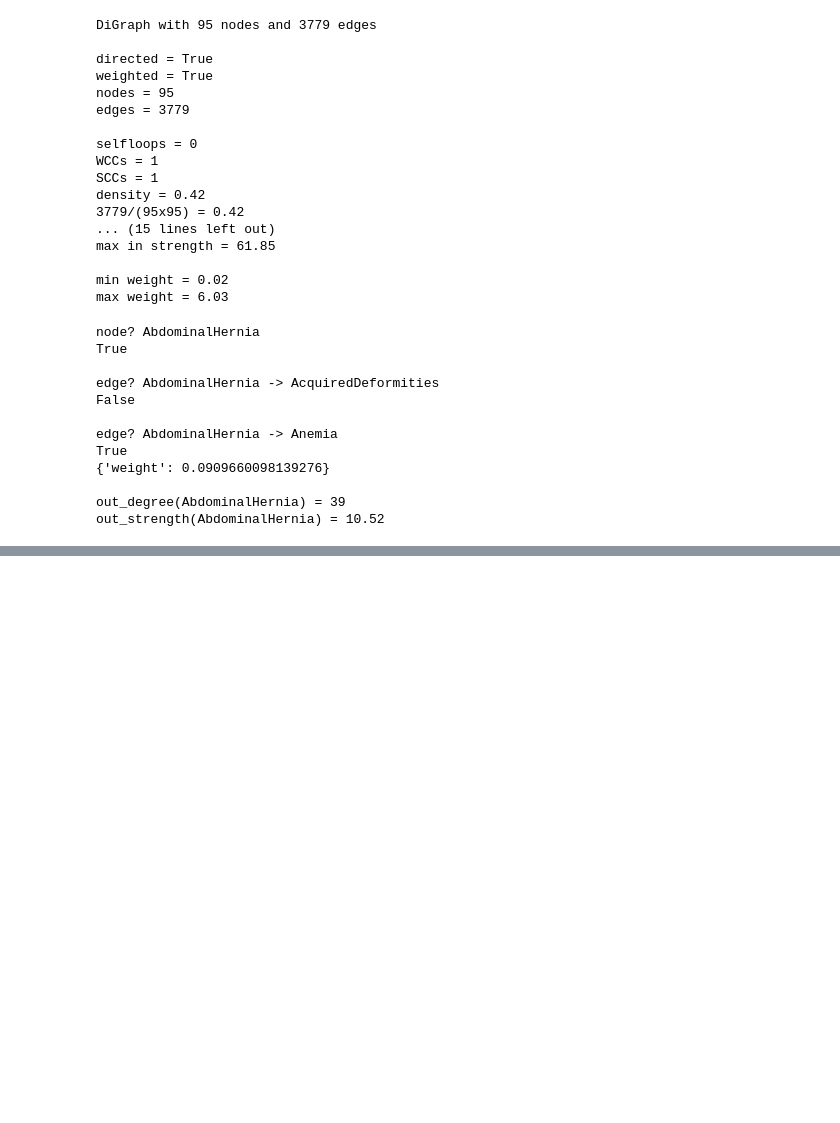
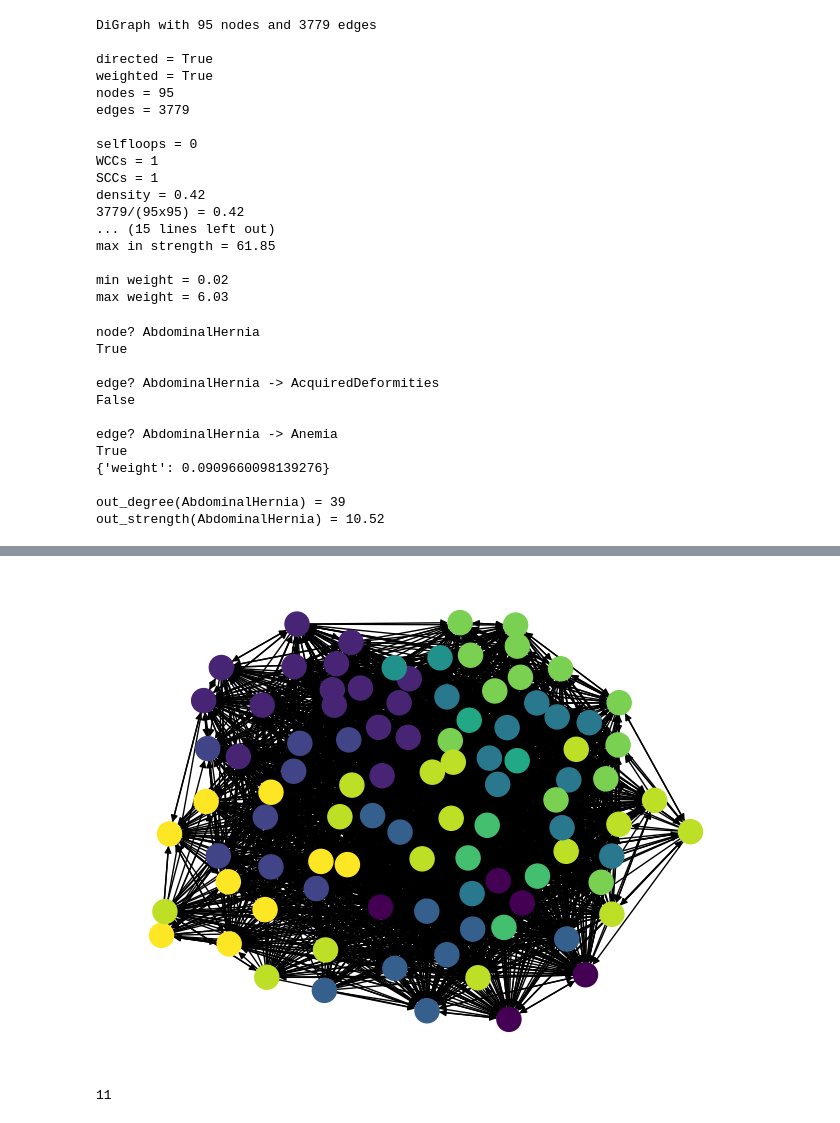
Before and after one commit to CristinaLiccia/co-morbidity-network-analysis, a Jupyter notebook: community_anlysis.ipynb, the cells around one changed output, grey strips where cells are left out. Saved outputs shown, nothing was run; the diff lists cells and outputs as text; code cells hidden in the pictures; blank space fills up the shorter version.

```diff
--- a/community_anlysis.ipynb
+++ b/community_anlysis.ipynb
@@ -4,9 +4,9 @@ import pandas as pd
 import matplotlib.pyplot as plt
 # %%
 # 95x95 matrix of increased log odds of co-morbidity of condition i given condition j
-vmat = pd.read_csv('https://raw.githubusercontent.com/aaronab/comorbidity_networks/master/comorbidity_odds_matrix.csv', index_col=0)
+vmat = pd.read_csv('comorbidity_odds_matrix.csv', index_col=0)
 # 95x95 matrix of p-value from logistic regression
-pmat = pd.read_csv('https://raw.githubusercontent.com/aaronab/comorbidity_networks/master/comorbidity_pmat_matrix.csv', index_col=0)
+pmat = pd.read_csv('comorbidity_pmat_matrix.csv', index_col=0)
 # %%
 print('min = %.2f' % vmat.min().min())
 print('max = %.2f' % vmat.max().max())
@@ -161,0 +165,21 @@ plt.show()
+# %%
+#Find the best partition of a graph using the Louvain Community Detection Algorithm.
+communities = nx.community.louvain_communities(G, seed=123)
+# Organize nodes by community
+color_map = []
+for node in G.nodes():
+    for i, community in enumerate(communities):
+        if node in community:
+            color_map.append(i)
+
+# Visualize
+pos = nx.spring_layout(G)  # Adjust layout if needed
+nx.draw(G, pos, node_color=color_map, with_labels=False)
+plt.show()
+# %% [output]
+[figure, added]
+# %%
+#how many communities?
+print(len(communities))
+# %% [output]
+11
```
Also changed, not shown: parts of 4 cells of this notebook.
